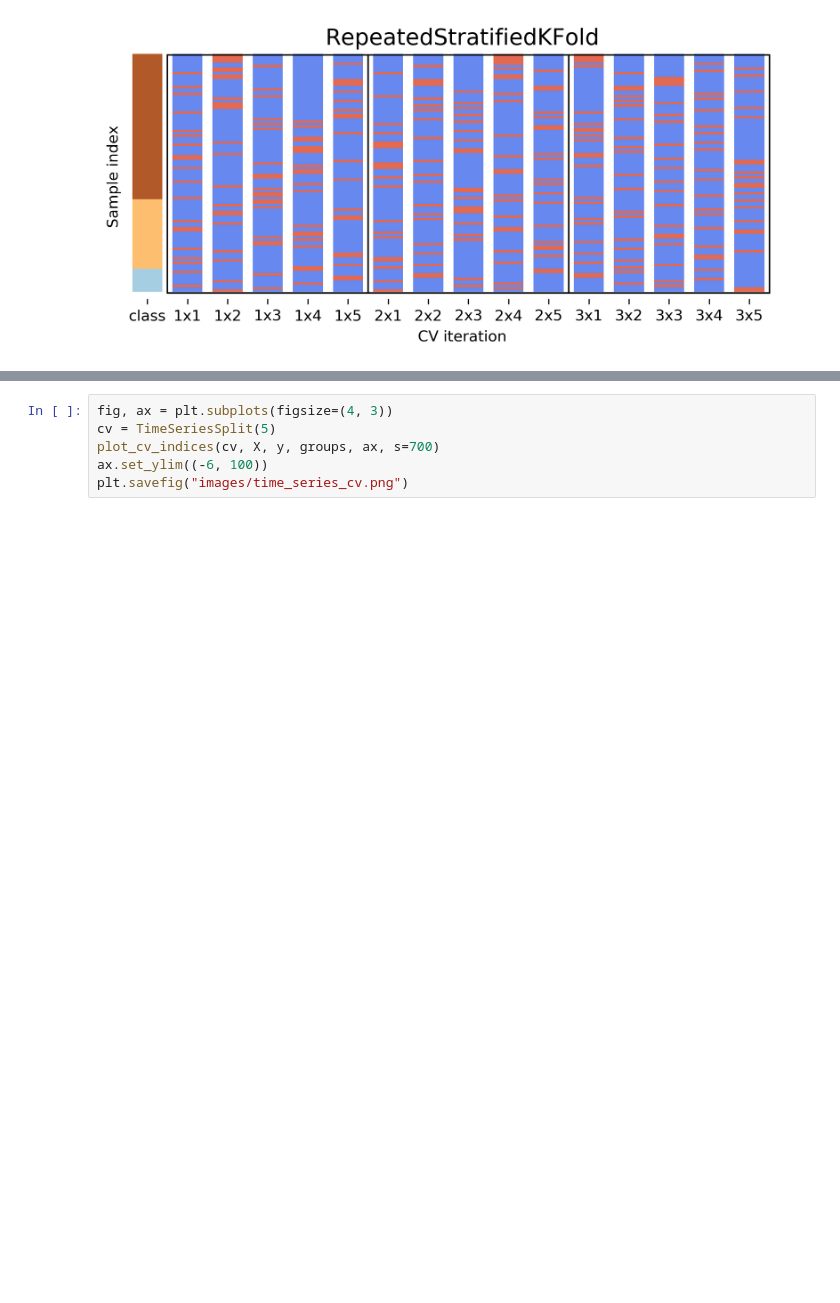
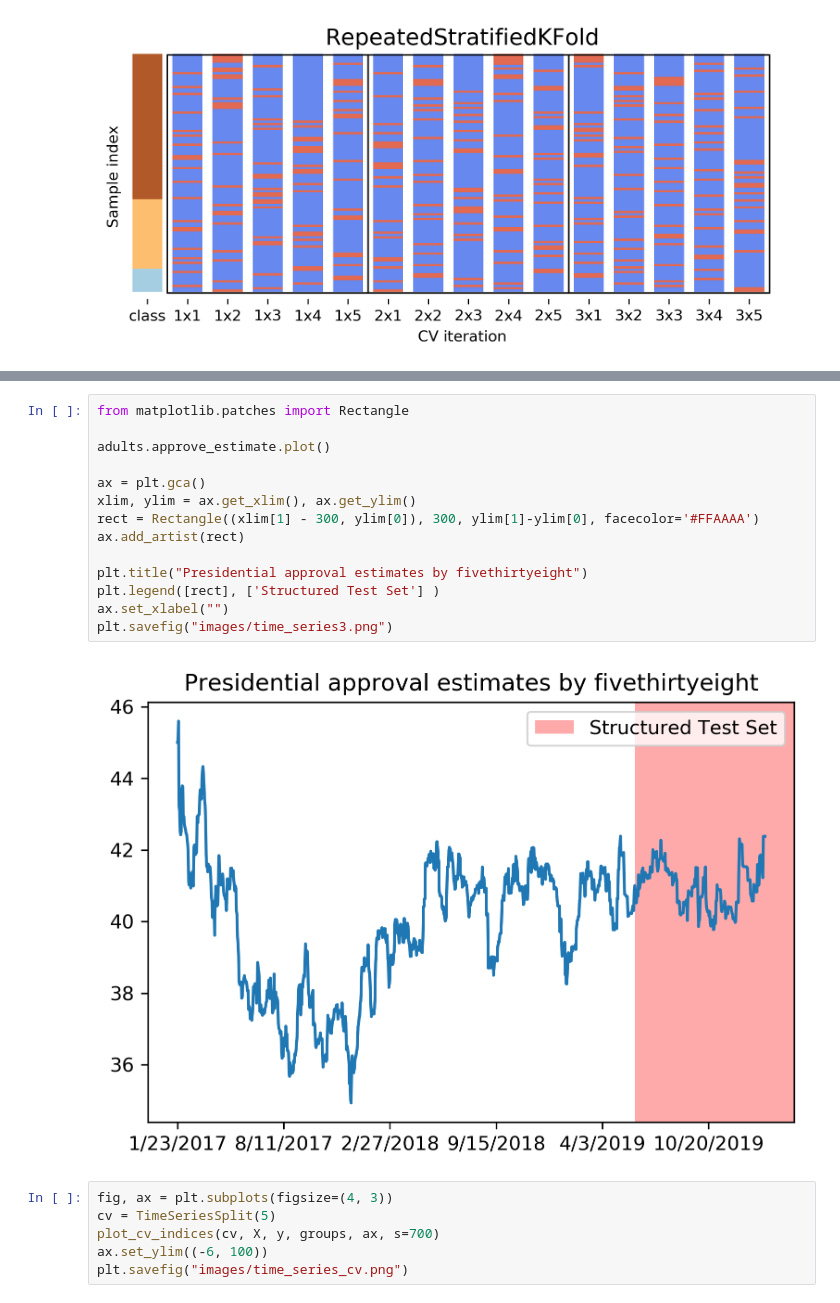
Before and after one commit to amueller/COMS4995-s20, a Jupyter notebook: slides/aml-03-supervised-learning/aml-04-supervised-learning.ipynb, the cells around one changed output, grey strips where cells are left out. Saved outputs shown, nothing was run; the diff lists cells and outputs as text; blank space fills up the shorter version.

```diff
--- a/slides/aml-03-supervised-learning/aml-04-supervised-learning.ipynb
+++ b/slides/aml-03-supervised-learning/aml-04-supervised-learning.ipynb
@@ -456,3 +510,19 @@ plt.savefig("images/repeated_stratified_kfold.png")
+# %%
+from matplotlib.patches import Rectangle
+
+adults.approve_estimate.plot()
+
+ax = plt.gca()
+xlim, ylim = ax.get_xlim(), ax.get_ylim()
+rect = Rectangle((xlim[1] - 300, ylim[0]), 300, ylim[1]-ylim[0], facecolor='#FFAAAA')
+ax.add_artist(rect)
+
+plt.title("Presidential approval estimates by fivethirtyeight")
+plt.legend([rect], ['Structured Test Set'] )
+ax.set_xlabel("")
+plt.savefig("images/time_series3.png")
+# %% [output]
+[figure, added]
 # %%
 fig, ax = plt.subplots(figsize=(4, 3))
 cv = TimeSeriesSplit(5)
```
Also changed, not shown: parts of 6 cells of this notebook, 4 other files.
